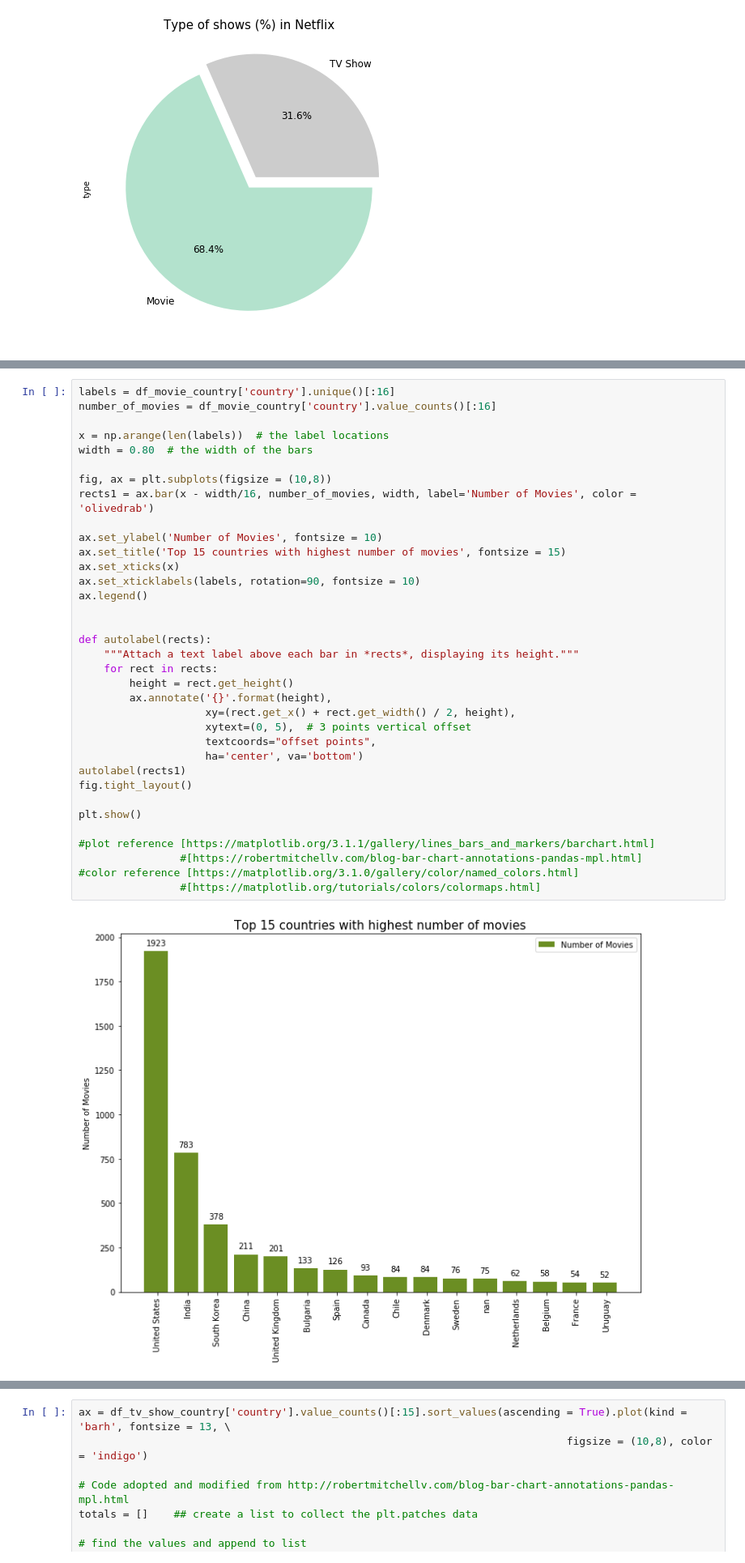
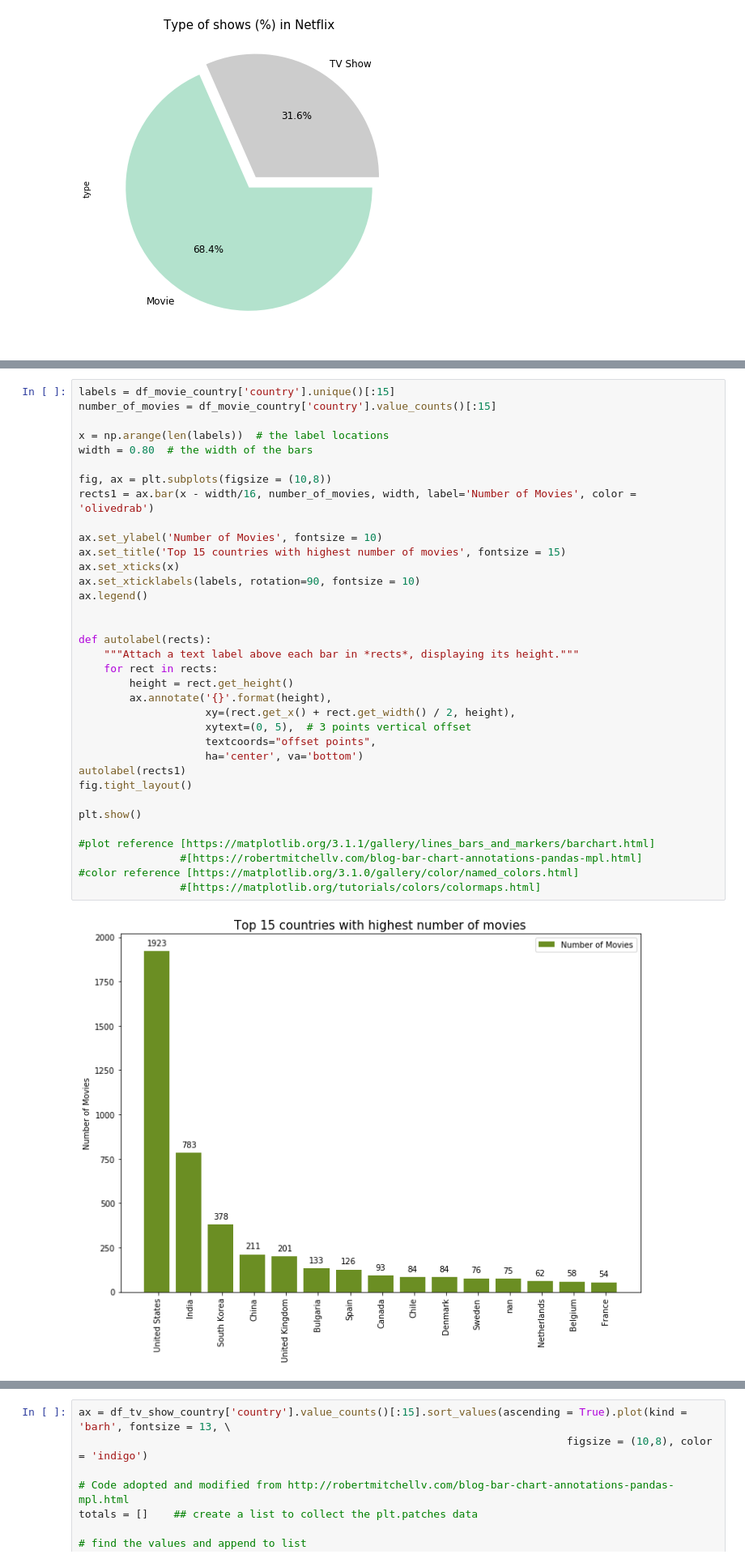
Before and after one commit to itssaifulhasan/netflix_data_analysis, a Jupyter notebook: code/netflix.ipynb, the cells around one changed output, grey strips where cells are left out. Shown at 81% size. Cells and saved outputs as stored; diff of their text form.

```diff
--- a/code/netflix.ipynb
+++ b/code/netflix.ipynb
@@ -214,37 +267,37 @@ array(['United States', 'India', 'South Korea', 'China', 'United Kingdom',
 # %%
-labels = df_movie_country['country'].unique()[:16]
-number_of_movies = df_movie_country['country'].value_counts()[:16]
+labels = df_movie_country['country'].unique()[:15]
+number_of_movies = df_movie_country['country'].value_counts()[:15]
 
 x = np.arange(len(labels))  # the label locations
 width = 0.80  # the width of the bars
 
 fig, ax = plt.subplots(figsize = (10,8))
 rects1 = ax.bar(x - width/16, number_of_movies, width, label='Number of Movies', color = 'olivedrab')
 
 ax.set_ylabel('Number of Movies', fontsize = 10)
 ax.set_title('Top 15 countries with highest number of movies', fontsize = 15)
 ax.set_xticks(x)
 ax.set_xticklabels(labels, rotation=90, fontsize = 10)
 ax.legend()
 
 
 def autolabel(rects):
     """Attach a text label above each bar in *rects*, displaying its height."""
     for rect in rects:
         height = rect.get_height()
         ax.annotate('{}'.format(height),
                     xy=(rect.get_x() + rect.get_width() / 2, height),
                     xytext=(0, 5),  # 3 points vertical offset
                     textcoords="offset points",
                     ha='center', va='bottom')
 autolabel(rects1)
 fig.tight_layout()
 
 plt.show()
 
 #plot reference [https://matplotlib.org/3.1.1/gallery/lines_bars_and_markers/barchart.html]
                 #[https://robertmitchellv.com/blog-bar-chart-annotations-pandas-mpl.html]
 #color reference [https://matplotlib.org/3.1.0/gallery/color/named_colors.html]
                 #[https://matplotlib.org/tutorials/colors/colormaps.html]
 # %% [output]
-[figure, old version]
+[figure, new version]
```
Also changed, not shown: parts of 41 cells of this notebook.
